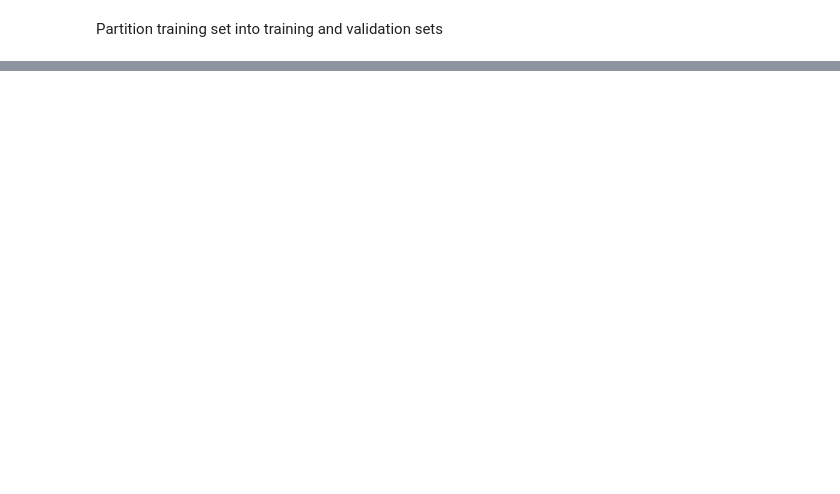
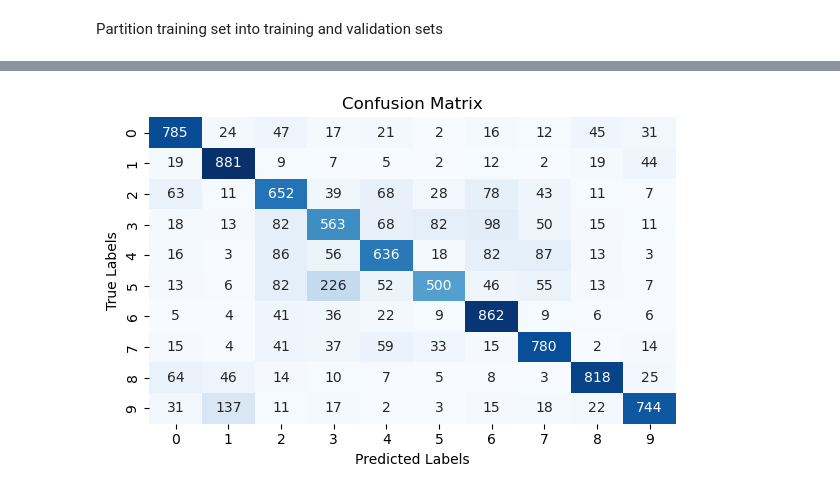
Before and after one commit to yemigabriel/CNN-Assignment-Practice, a Jupyter notebook: CNN Practice.ipynb, the cells around one changed output, grey strips where cells are left out. Cells and saved outputs as stored; diff of their text form; code cells hidden in the pictures; blank space fills up the shorter version.

```diff
--- a/CNN Practice.ipynb
+++ b/CNN Practice.ipynb
@@ -181,0 +182,23 @@ The model predicts this is a: dog
+# %%
+#Confusion matrix
+
+from sklearn.metrics import confusion_matrix
+import seaborn as sns
+
+# Step 1: Get the model predictions
+y_pred = model.predict(x_test)
+y_pred_classes = np.argmax(y_pred, axis=1)  # Convert predictions to class labels
+y_true = np.argmax(y_test, axis=1)  # True labels from one-hot encoding to class labels
+
+# Step 2: Generate a confusion matrix
+conf_matrix = confusion_matrix(y_true, y_pred_classes)
+
+# Step 3: Plot the confusion matrix
+plt.figure(figsize=(6, 4))
+sns.heatmap(conf_matrix, annot=True, fmt="d", cmap="Blues", cbar=False)
+plt.title('Confusion Matrix')
+plt.ylabel('True Labels')
+plt.xlabel('Predicted Labels')
+plt.tight_layout()
+plt.show()
+# %% [output]
@@ -181,0 +206 @@ The model predicts this is a: dog
+[figure, added]
```
Also changed, not shown: parts of 21 cells of this notebook, 4 other files.
